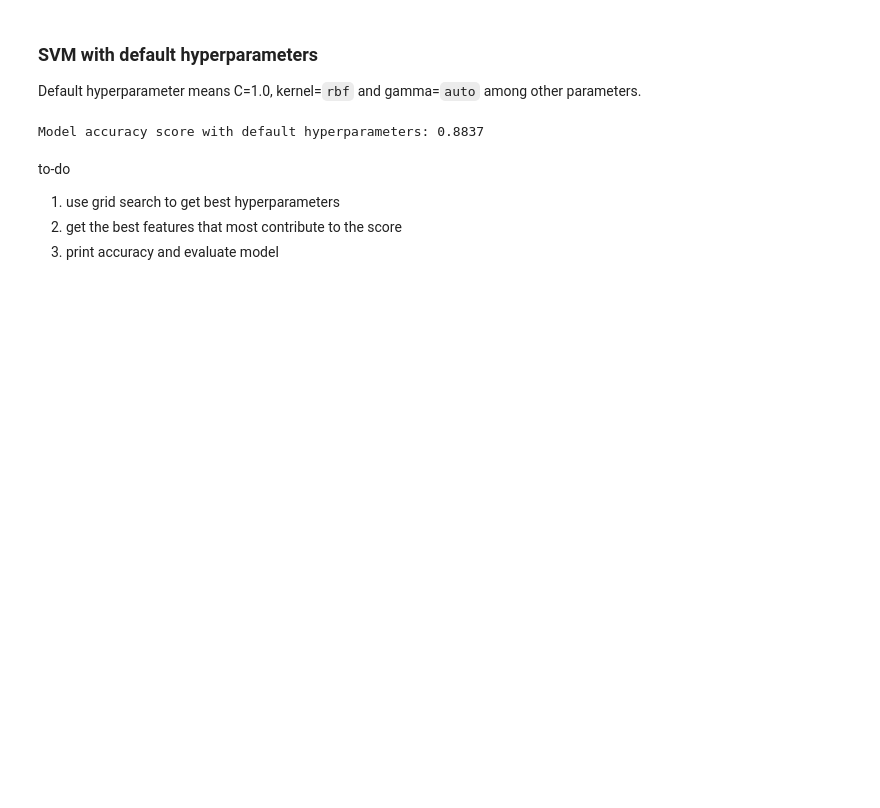
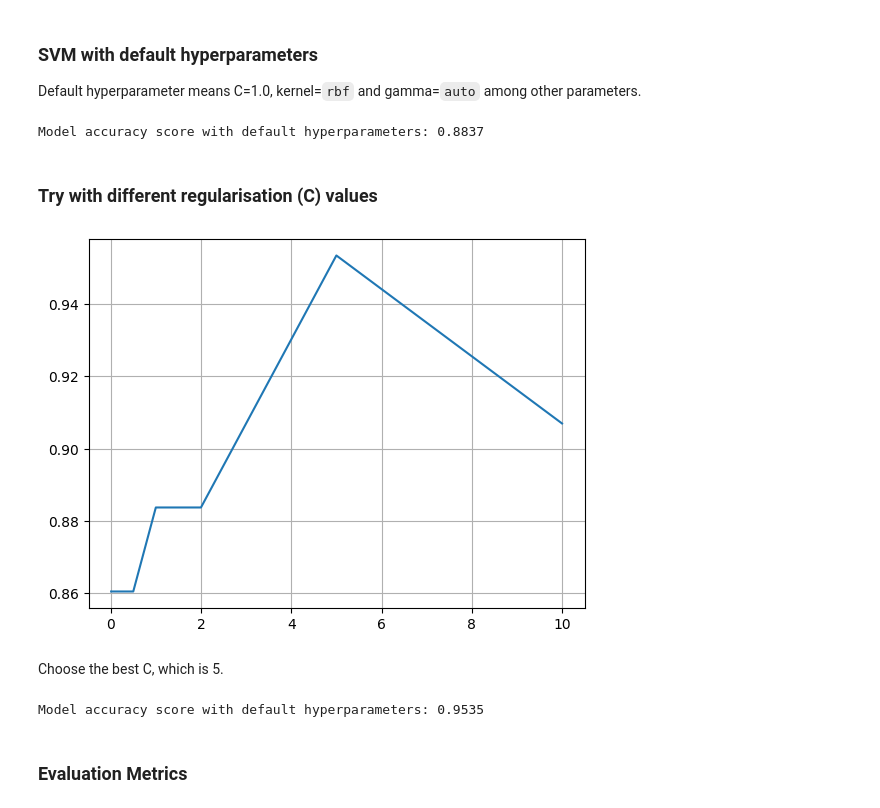
Before and after one commit to michael-vella/ics5110-assignment, a Jupyter notebook: notebooks/individual/michael_vella/svm_implementation.ipynb, the cells around one changed output. Saved outputs shown, nothing was run; the diff lists cells and outputs as text; code cells hidden in the pictures; blank space fills up the shorter version.

```diff
--- a/notebooks/individual/michael_vella/svm_implementation.ipynb
+++ b/notebooks/individual/michael_vella/svm_implementation.ipynb
@@ -1245,9 +1245,32 @@ y_pred=svc.predict(X_test)
 print('Model accuracy score with default hyperparameters: {0:0.4f}'. format(accuracy_score(y_test, y_pred)))
 # %% [output]
 Model accuracy score with default hyperparameters: 0.8837
-# %% [markdown]
-to-do
-
-1. use grid search to get best hyperparameters
-2. get the best features that most contribute to the score
-3. print accuracy and evaluate model
+# %% [markdown]
+### Try with different regularisation (C) values
+# %%
+regularisation = [0.01, 0.1, 0.25, 0.5, 1.0, 2.0, 5.0, 10.0]
+performance = []
+
+for C in regularisation:
+    svc = SVC(C=C, kernel='rbf')
+    svc.fit(X_train, y_train)
+
+    y_pred = svc.predict(X_test)
+    accuracy = accuracy_score(y_test, y_pred)
+    performance.append(accuracy)
+
+plt.plot(regularisation, performance)
+plt.grid(True)
+# %% [output]
+[figure, added]
+# %% [markdown]
+Choose the best C, which is 5.
+# %%
+svc=SVC(C=5, kernel='rbf')
+svc.fit(X_train,y_train)
+y_pred=svc.predict(X_test)
+print('Model accuracy score with default hyperparameters: {0:0.4f}'. format(accuracy_score(y_test, y_pred)))
+# %% [output]
+Model accuracy score with default hyperparameters: 0.9535
+# %% [markdown]
+### Evaluation Metrics
```
Also changed, not shown: parts of 8 cells of this notebook.
